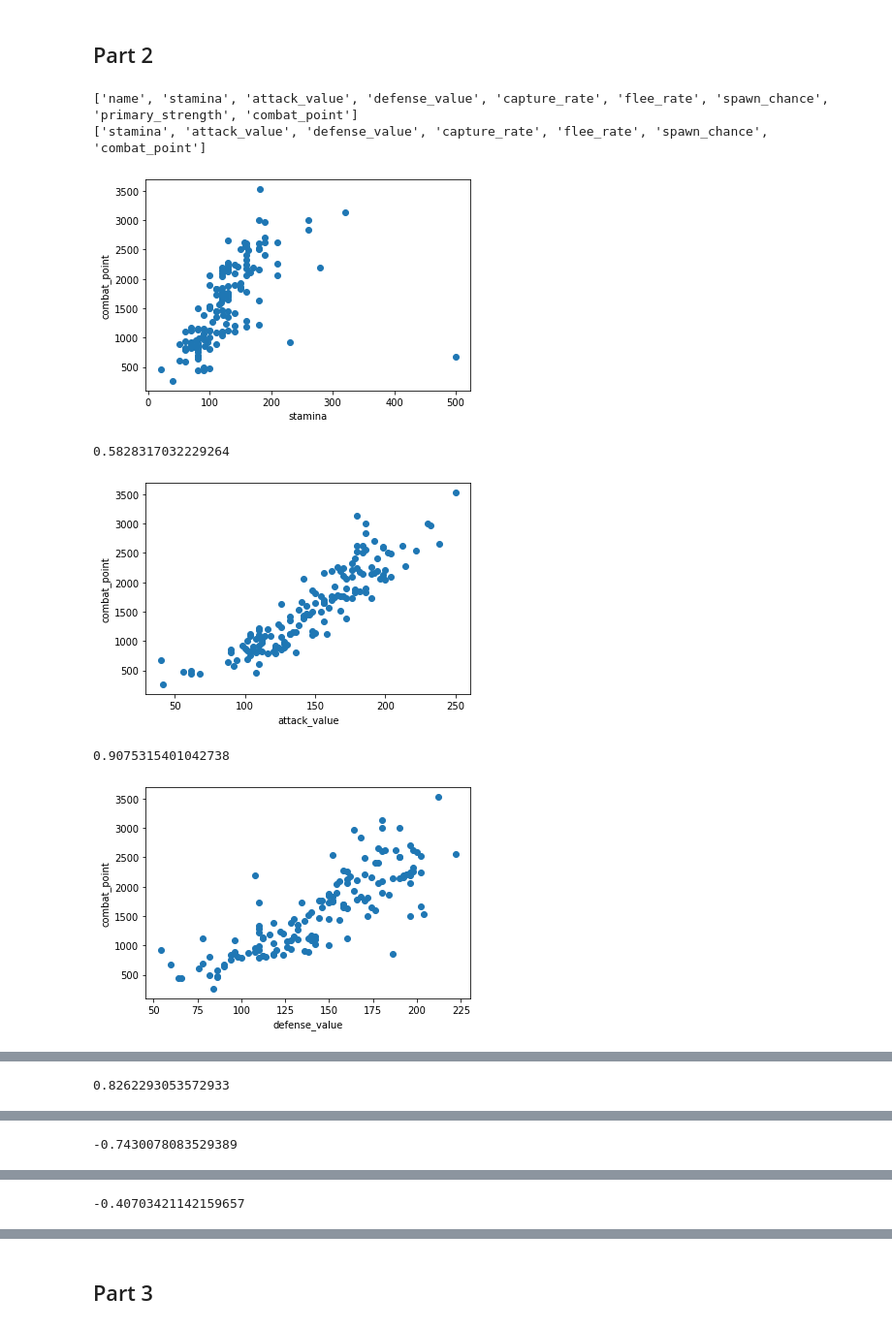
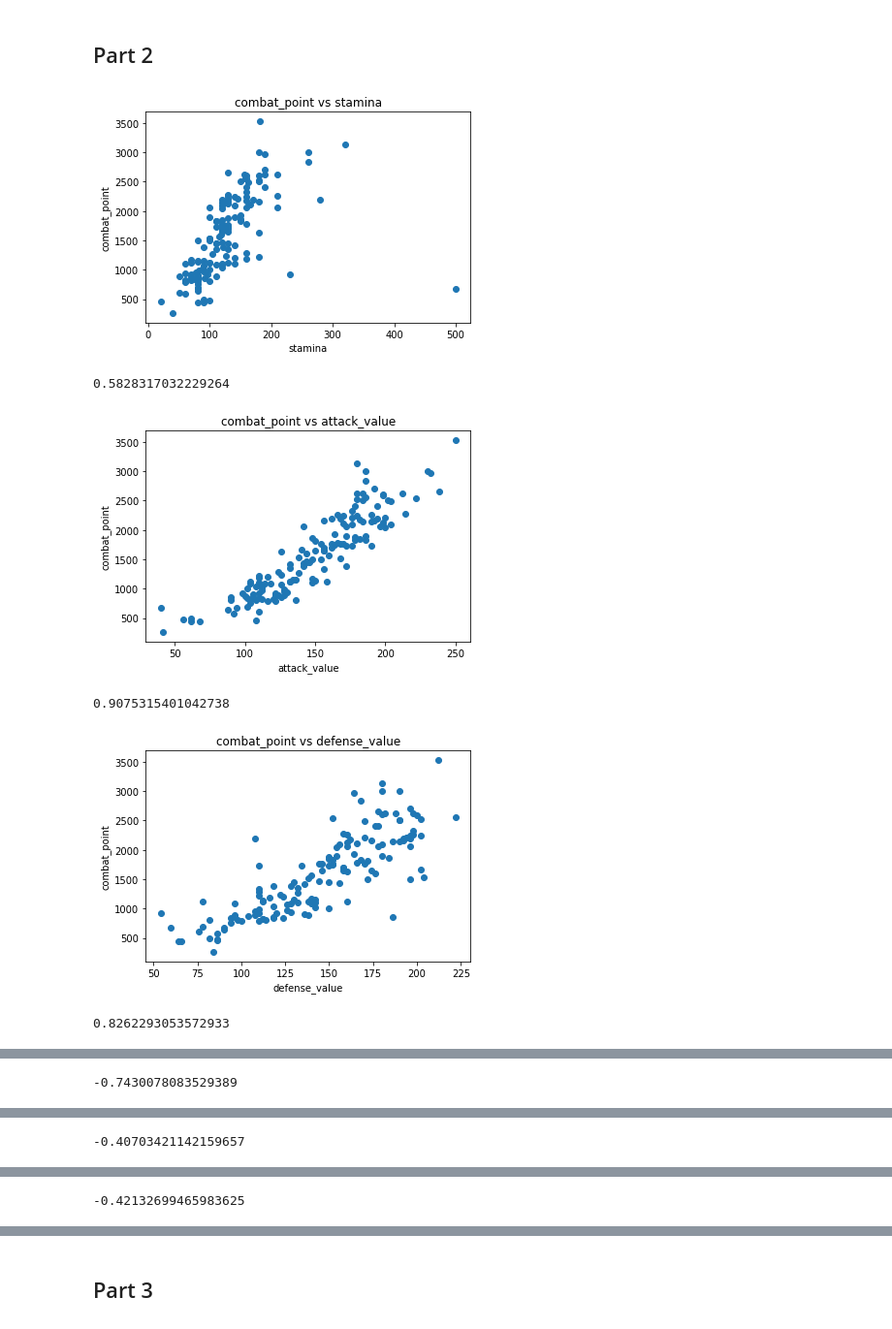
Before and after one commit to alokchandrawal94/Machine-Learning-Codes, a Jupyter notebook: Linear Regression Implementation.ipynb, the cells around one changed output, grey strips where cells are left out. Shown at 97% size. Drawn from its saved outputs; the diff is of its cells as text; code cells hidden in the pictures.

```diff
--- a/Linear Regression Implementation.ipynb
+++ b/Linear Regression Implementation.ipynb
@@ -16,46 +17,44 @@ df_train = pd.read_csv(filename1)
 # %% [markdown]
 ## Part 2
 # %%
+# combat_point is outcome variable
+
 features = list(df_train.columns.values)
-print (features)
 features.remove('name')
 features.remove('primary_strength')
-print (features)
 
-i=0
-color = []
 
 for feature in features:
     if feature != 'combat_point':
         x = df_train[feature]
         y = df_train['combat_point']
         plt.xlabel(feature)
         plt.ylabel('combat_point')
         plt.scatter(x,y)
+        plt.title('combat_point vs '+ feature)
         plt.show()
         print(x.corr(y))
 
 
 
 
 # for feature1 in features:
 #     for feature2 in features[i+1:]:
 #         if feature1=='class' or feature2=='class':
 #             continue
 #         else:
 #             x = df_train[feature1]
 #             y = df_train[feature2]
 #             p = df_train['class']
 #             plt.xlabel(feature1)
 #             plt.ylabel(feature2)
 #             plt.scatter( x = df_train[feature1],y=df_train[feature2],color=color)
 #             plt.show()
 #     i+=1
 # %% [output]
+[figure, new version]
-['name', 'stamina', 'attack_value', 'defense_value', 'capture_rate', 'flee_rate', 'spawn_chance', 'primary_strength', 'combat_point']
-['stamina', 'attack_value', 'defense_value', 'capture_rate', 'flee_rate', 'spawn_chance', 'combat_point']
+0.5828317032229264
-[figure, old version]
+[figure, new version]
-0.5828317032229264
+0.9075315401042738
-[figure, old version]
+[figure, new version]
-0.9075315401042738
+0.8262293053572933
-[figure, old version]
@@ -62 +62 @@ for feature in features:
-0.8262293053572933
+-0.7430078083529389
@@ -64 +64 @@ for feature in features:
--0.7430078083529389
+-0.40703421142159657
@@ -66 +66 @@ for feature in features:
--0.40703421142159657
+-0.42132699465983625
```
Also changed, not shown: parts of 14 cells of this notebook.
